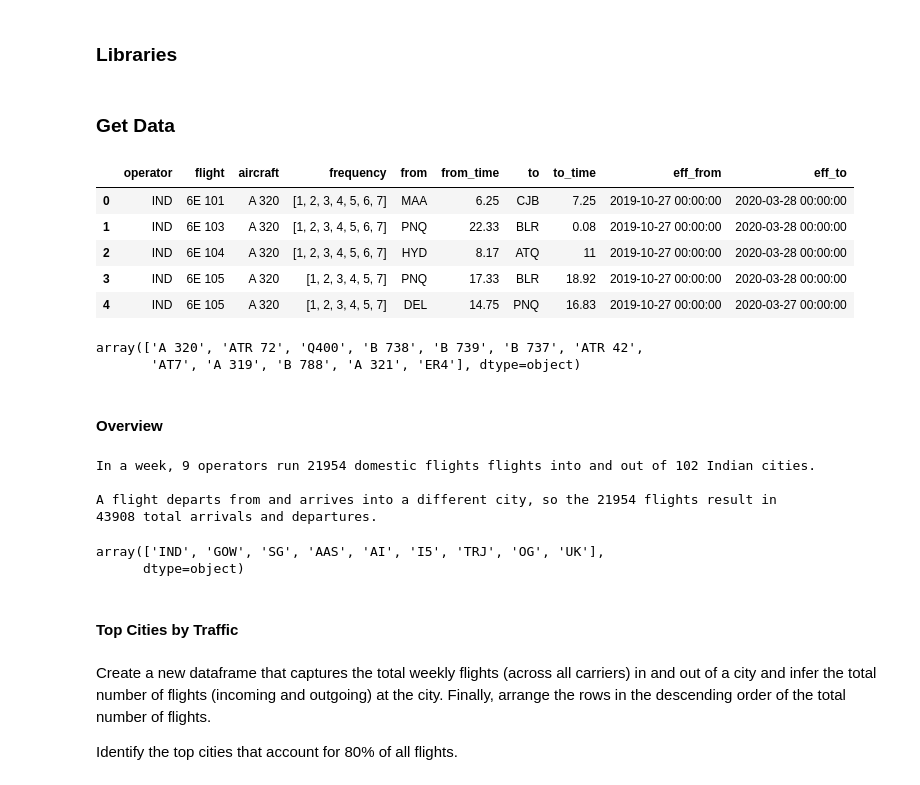
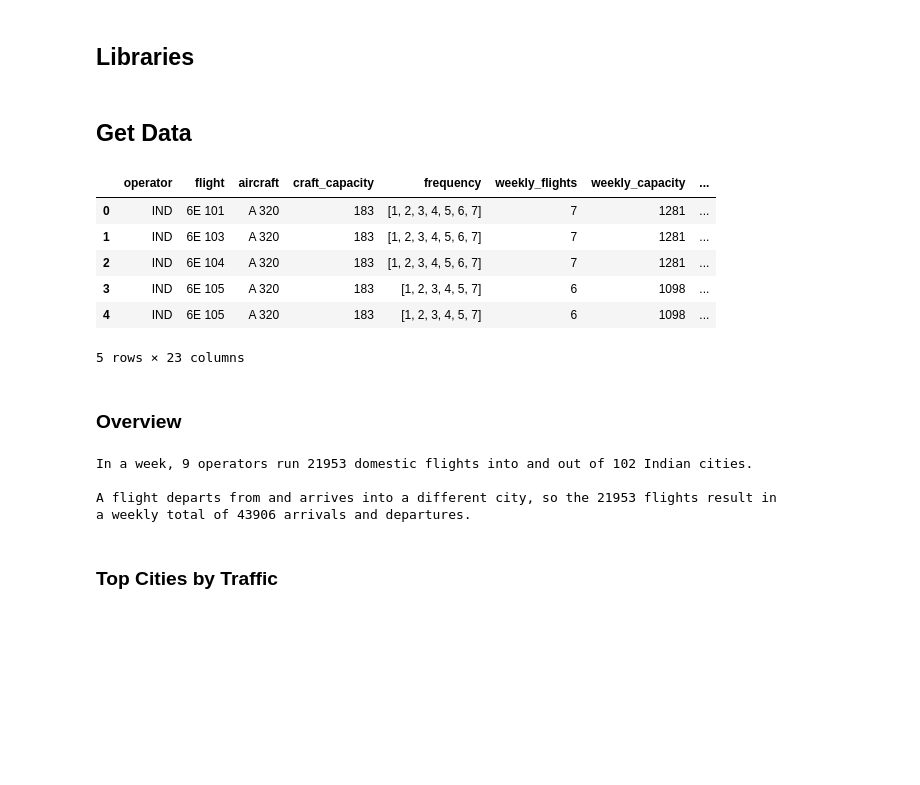
Before and after one commit to sanjeevgadre/Portfolio-Airport-Traffic, a Jupyter notebook: city-analysis.ipynb, the cells around one changed output. Drawn from its saved outputs; the diff is of its cells as text; code cells hidden in the pictures; blank space fills up the shorter version.

```diff
--- a/city-analysis.ipynb
+++ b/city-analysis.ipynb
@@ -1,34 +1,26 @@
 # %% [markdown]
-### Libraries
+## Libraries
 # %%
 import numpy as np
 import pandas as pd
 import matplotlib.pyplot as plt
 import pickle
 # %% [markdown]
-### Get Data
+## Get Data
 # %%
-with open('./data/processed/codes_to_city_dict.txt', 'rb') as handle:
-    codes_to_city = pickle.loads(handle.read()) # Dictionary mapping IATA codes to city names
-dat = pd.read_pickle('./data/processed/final/all-sched.pkl')
+dat = pd.read_pickle('./data/processed/final/all-sched-enriched.pkl')
 dat.head()
 # %% [output]
-|  | operator | flight | aircraft | frequency | from | from_time | to | to_time | eff_from | eff_to |
-| 0 | IND | 6E 101 | A 320 | [1, 2, 3, 4, 5, 6, 7] | MAA | 6.25 | CJB | 7.25 | 2019-10-27 00:00:00 | 2020-03-28 00:00:00 |
-| 1 | IND | 6E 103 | A 320 | [1, 2, 3, 4, 5, 6, 7] | PNQ | 22.33 | BLR | 0.08 | 2019-10-27 00:00:00 | 2020-03-28 00:00:00 |
-| 2 | IND | 6E 104 | A 320 | [1, 2, 3, 4, 5, 6, 7] | HYD | 8.17 | ATQ | 11 | 2019-10-27 00:00:00 | 2020-03-28 00:00:00 |
-| 3 | IND | 6E 105 | A 320 | [1, 2, 3, 4, 5, 7] | PNQ | 17.33 | BLR | 18.92 | 2019-10-27 00:00:00 | 2020-03-28 00:00:00 |
-| 4 | IND | 6E 105 | A 320 | [1, 2, 3, 4, 5, 7] | DEL | 14.75 | PNQ | 16.83 | 2019-10-27 00:00:00 | 2020-03-27 00:00:00 |
+|  | operator | flight | aircraft | craft_capacity | frequency | weekly_flights | weekly_capacity | ... |
+| 0 | IND | 6E 101 | A 320 | 183 | [1, 2, 3, 4, 5, 6, 7] | 7 | 1281 | ... |
+| 1 | IND | 6E 103 | A 320 | 183 | [1, 2, 3, 4, 5, 6, 7] | 7 | 1281 | ... |
+| 2 | IND | 6E 104 | A 320 | 183 | [1, 2, 3, 4, 5, 6, 7] | 7 | 1281 | ... |
+| 3 | IND | 6E 105 | A 320 | 183 | [1, 2, 3, 4, 5, 7] | 6 | 1098 | ... |
+| 4 | IND | 6E 105 | A 320 | 183 | [1, 2, 3, 4, 5, 7] | 6 | 1098 | ... |
+5 rows × 23 columns
-# %%
-dat['aircraft'].unique()
-# %% [output]
-array(['A 320', 'ATR 72', 'Q400', 'B 738', 'B 739', 'B 737', 'ATR 42',
-       'AT7', 'A 319', 'B 788', 'A 321', 'ER4'], dtype=object)
 # %% [markdown]
-#### Overview
+### Overview
 # %%
-# Adding a column to the dataframe that translates the frequency information into weekly number of flights
-dat['weekly_flights'] = dat.apply(lambda row: len(row.frequency), axis = 1)
 n_flights = dat['weekly_flights'].sum()
 operators = dat['operator'].unique()
 n_operators = len(operators)
@@ -38,20 +30,11 @@ n_cities = len(cities)
 print('In a week, %i operators run %i domestic flights into and out of %i Indian cities.\n' %
       (n_operators, n_flights, n_cities))
 print('A flight departs from and arrives into a different city, so the %i flights result in' % n_flights)
-print('%i total arrivals and departures.' % (2*n_flights))
+print('a weekly total of %i arrivals and departures.' % (2*n_flights))
 # %% [output]
-In a week, 9 operators run 21954 domestic flights flights into and out of 102 Indian cities.
+In a week, 9 operators run 21953 domestic flights into and out of 102 Indian cities.
 
-A flight departs from and arrives into a different city, so the 21954 flights result in
-43908 total arrivals and departures.
+A flight departs from and arrives into a different city, so the 21953 flights result in
+a weekly total of 43906 arrivals and departures.
-# %%
-operators
-# %% [output]
-array(['IND', 'GOW', 'SG', 'AAS', 'AI', 'I5', 'TRJ', 'OG', 'UK'],
-      dtype=object)
 # %% [markdown]
-#### Top Cities by Traffic
+### Top Cities by Traffic
-# %% [markdown]
-Create a new dataframe that captures the total weekly flights (across all carriers) in and out of a city and infer the total number of flights (incoming and outgoing) at the city. Finally, arrange the rows in the descending order of the total number of flights.
-
-Identify the top cities that account for 80% of all flights.
```
Also changed, not shown: parts of 13 cells of this notebook, 1 other file.
